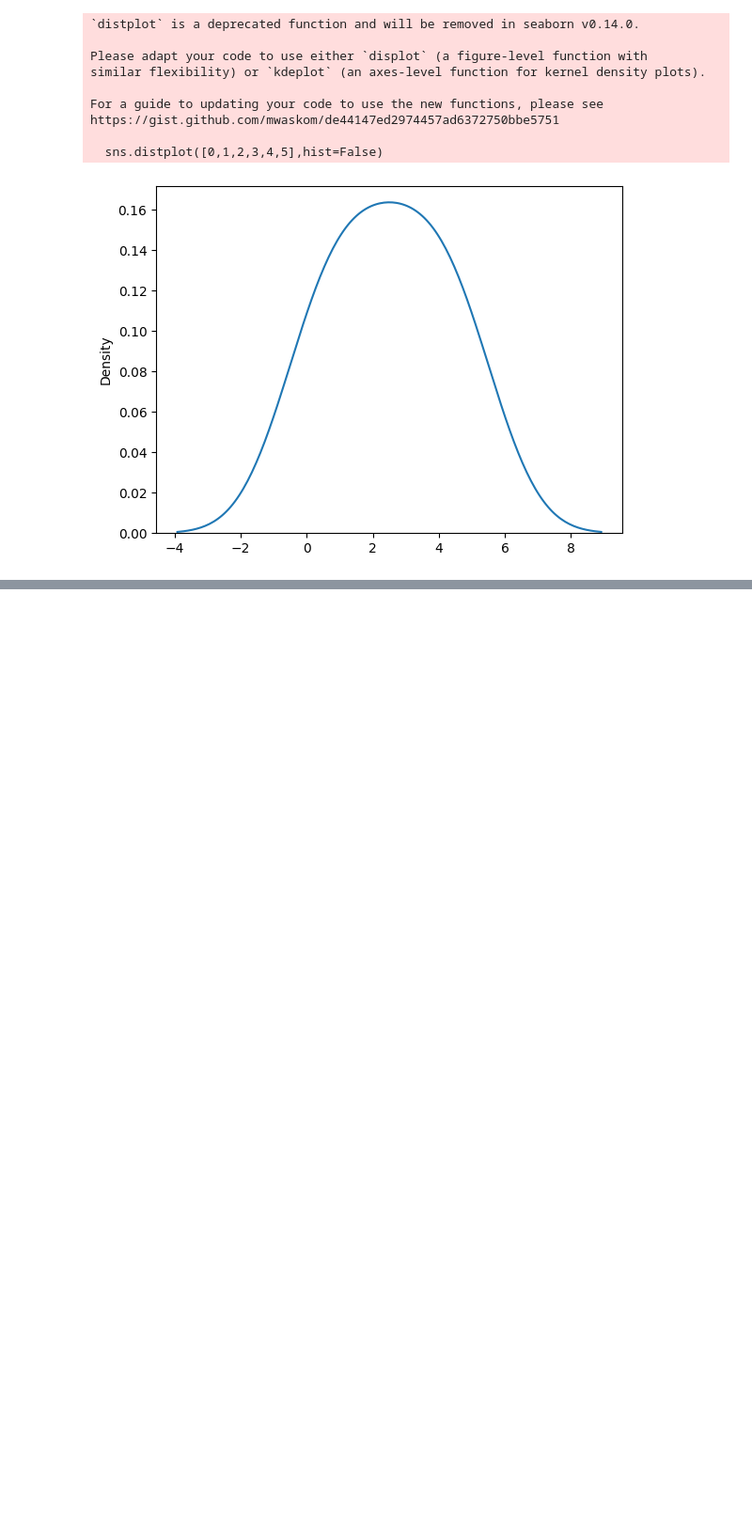
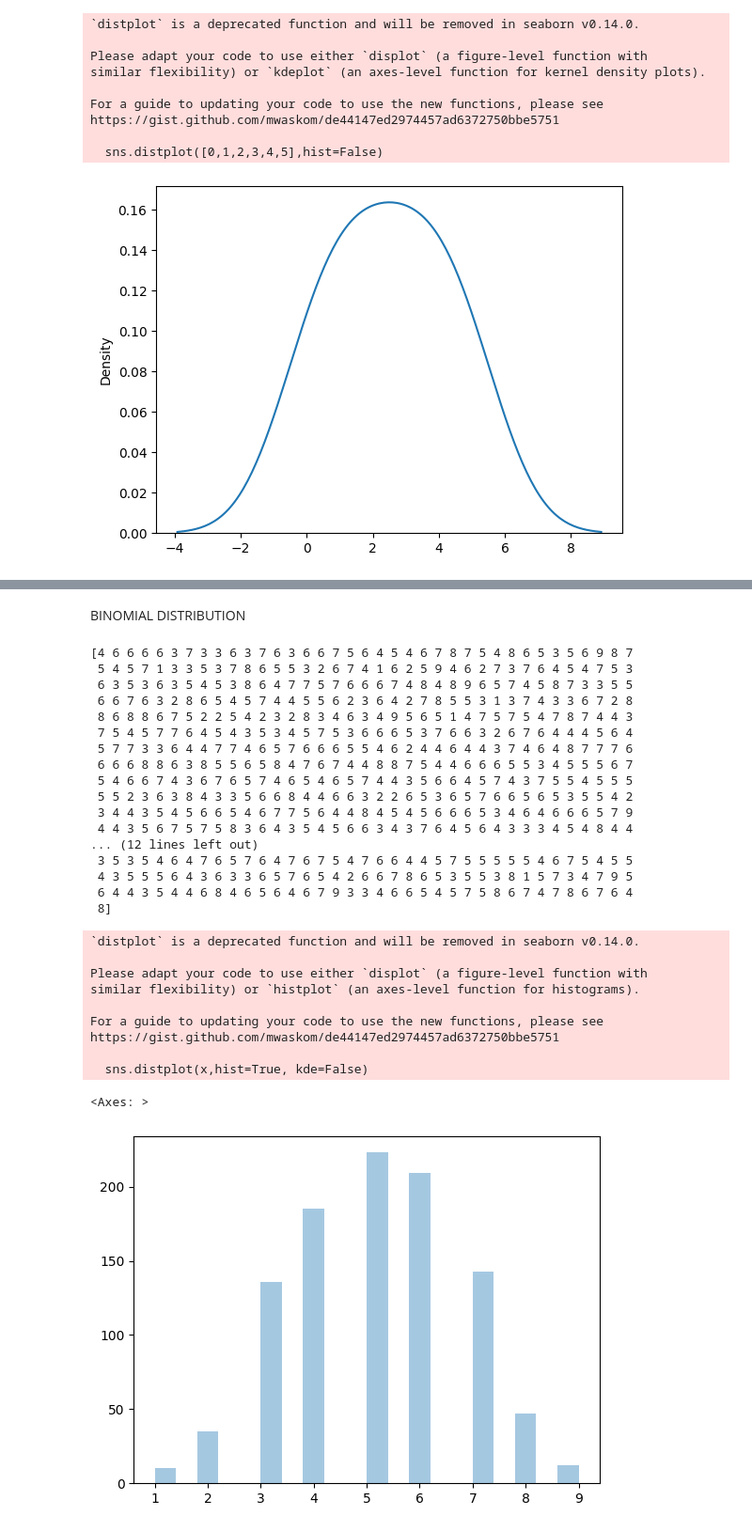
Before and after one commit to GuramiDavitadze/Learning-Python, a Jupyter notebook: random.ipynb, the cells around one changed output, grey strips where cells are left out. Shown at 94% size. Saved outputs shown, nothing was run; the diff lists cells and outputs as text; code cells hidden in the pictures; blank space fills up the shorter version.

```diff
--- a/random.ipynb
+++ b/random.ipynb
@@ -80,0 +104,35 @@ https://gist.github.com/mwaskom/de44147ed2974457ad6372750bbe5751
+# %% [markdown]
+BINOMIAL DISTRIBUTION
+# %%
+x = random.binomial(n=10,p=0.5,size=1000)
+print(x)
+sns.distplot(x,hist=True, kde=False)
+# %% [output]
+[4 6 6 6 6 3 7 3 3 6 3 7 6 3 6 6 7 5 6 4 5 4 6 7 8 7 5 4 8 6 5 3 5 6 9 8 7
+ 5 4 5 7 1 3 3 5 3 7 8 6 5 5 3 2 6 7 4 1 6 2 5 9 4 6 2 7 3 7 6 4 5 4 7 5 3
+ 6 3 5 3 6 3 5 4 5 3 8 6 4 7 7 5 7 6 6 6 7 4 8 4 8 9 6 5 7 4 5 8 7 3 3 5 5
+ 6 6 7 6 3 2 8 6 5 4 5 7 4 4 5 5 6 2 3 6 4 2 7 8 5 5 3 1 3 7 4 3 3 6 7 2 8
+ 8 6 8 8 6 7 5 2 2 5 4 2 3 2 8 3 4 6 3 4 9 5 6 5 1 4 7 5 7 5 4 7 8 7 4 4 3
+ 7 5 4 5 7 7 6 4 5 4 3 5 3 4 5 7 5 3 6 6 6 5 3 7 6 6 3 2 6 7 6 4 4 4 5 6 4
+ 5 7 7 3 3 6 4 4 7 7 4 6 5 7 6 6 6 5 5 4 6 2 4 4 6 4 4 3 7 4 6 4 8 7 7 7 6
+ 6 6 6 8 8 6 3 8 5 5 6 5 8 4 7 6 7 4 4 8 8 7 5 4 4 6 6 6 5 5 3 4 5 5 5 6 7
+ 5 4 6 6 7 4 3 6 7 6 5 7 4 6 5 4 6 5 7 4 4 3 5 6 6 4 5 7 4 3 7 5 5 4 5 5 5
+ 5 5 2 3 6 3 8 4 3 3 5 6 6 8 4 4 6 6 3 2 2 6 5 3 6 5 7 6 6 5 6 5 3 5 5 4 2
+ 3 4 4 3 5 4 5 6 6 5 4 6 7 7 5 6 4 4 8 4 5 4 5 6 6 6 5 3 4 6 4 6 6 6 5 7 9
+ 4 4 3 5 6 7 5 7 5 8 3 6 4 3 5 4 5 6 6 3 4 3 7 6 4 5 6 4 3 3 3 4 5 4 8 4 4
+... (12 lines left out)
+ 3 5 3 5 4 6 4 7 6 5 7 6 4 7 6 7 5 4 7 6 6 4 4 5 7 5 5 5 5 5 4 6 7 5 4 5 5
+ 4 3 5 5 5 6 4 3 6 3 3 6 5 7 6 5 4 2 6 6 7 8 6 5 3 5 5 3 8 1 5 7 3 4 7 9 5
+ 6 4 4 3 5 4 4 6 8 4 6 5 6 4 6 7 9 3 3 4 6 6 5 4 5 7 5 8 6 7 4 7 8 6 7 6 4
+ 8]
+`distplot` is a deprecated function and will be removed in seaborn v0.14.0.
+
+Please adapt your code to use either `displot` (a figure-level function with
+similar flexibility) or `histplot` (an axes-level function for histograms).
+
+For a guide to updating your code to use the new functions, please see
+https://gist.github.com/mwaskom/de44147ed2974457ad6372750bbe5751
+
+  sns.distplot(x,hist=True, kde=False)
+<Axes: >
+[figure, added]
```
Also changed, not shown: parts of 7 cells of this notebook.
